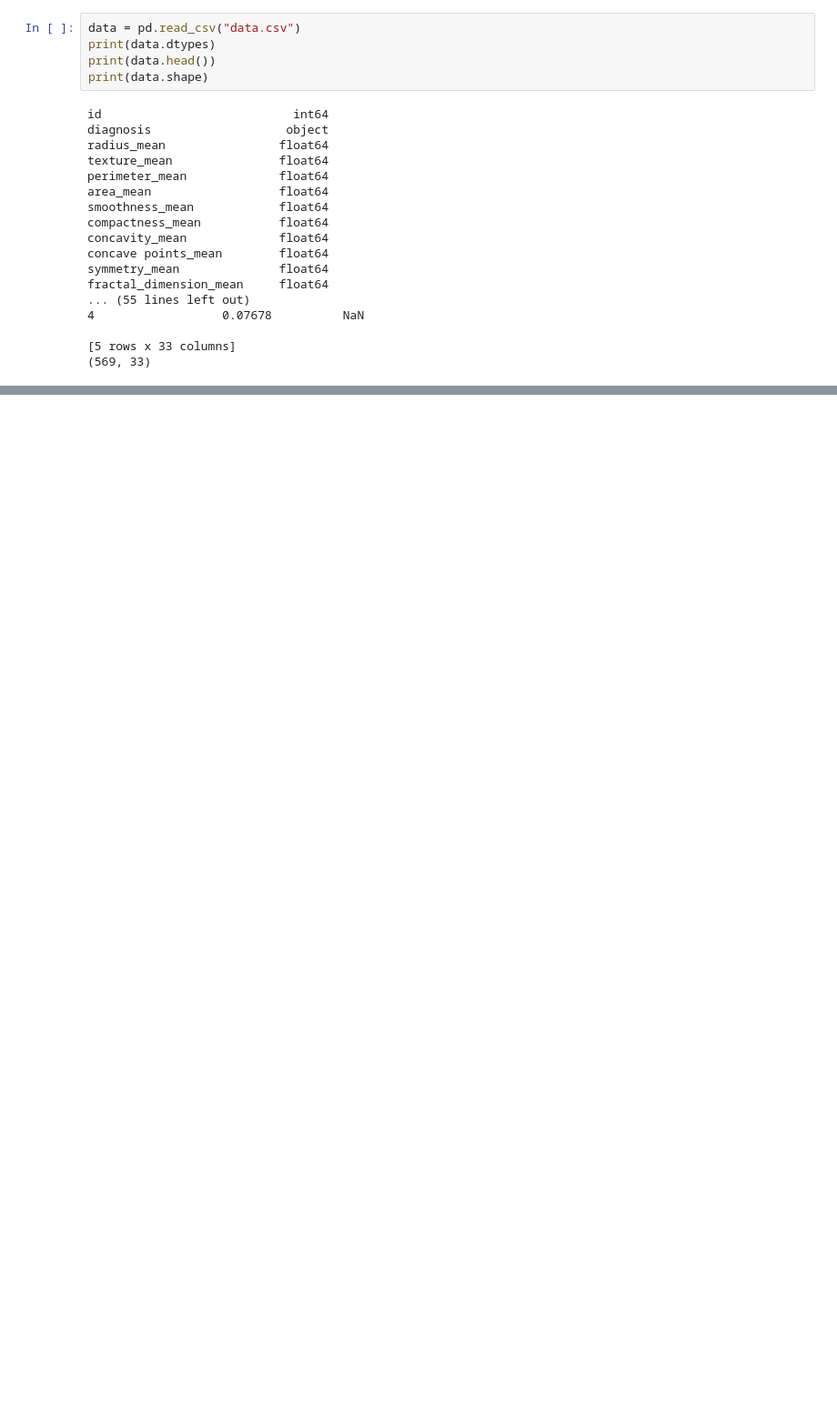
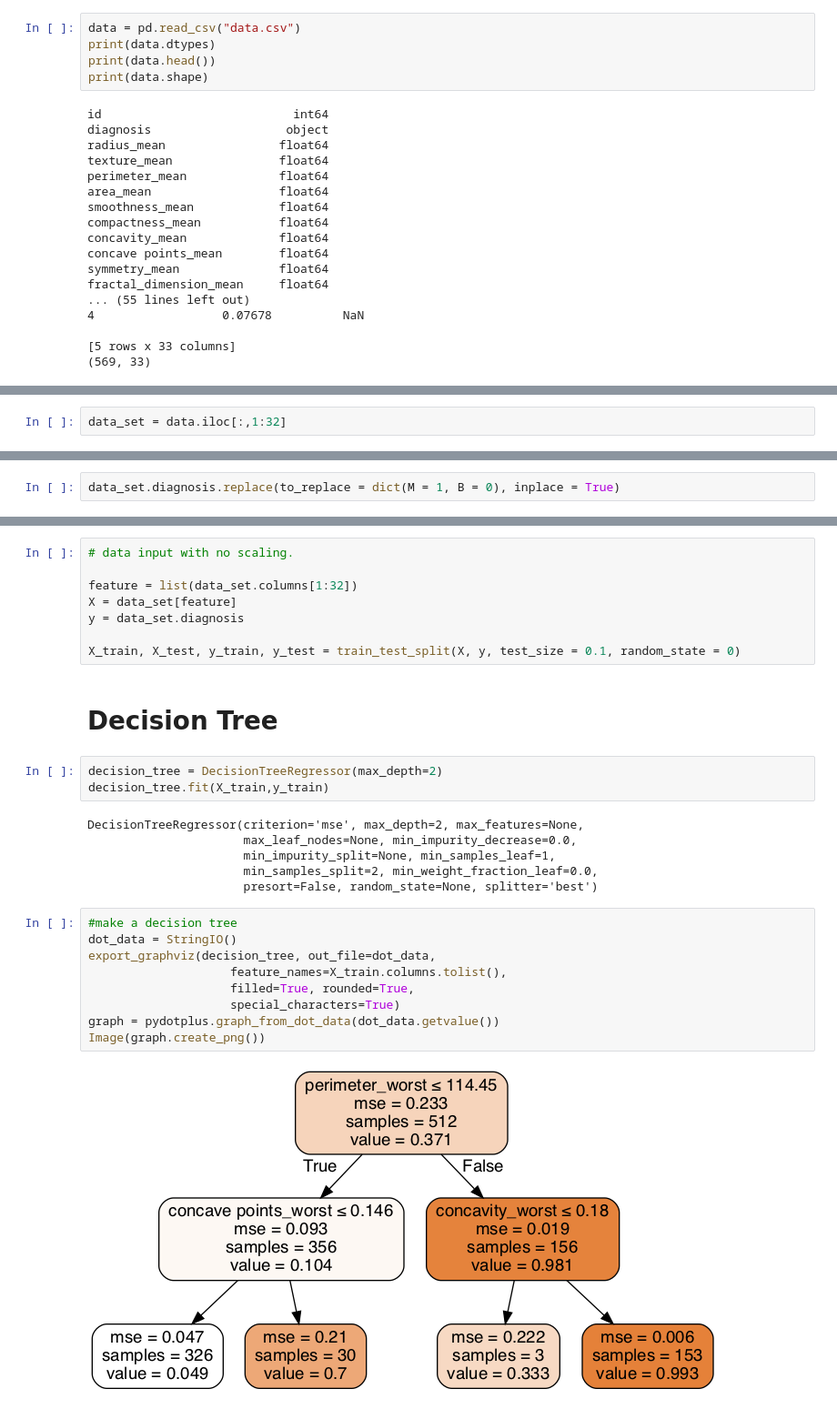
Before and after one commit to mdlee3551/springboard, a Jupyter notebook: breast cancer prediction/breast cancer prediction project .ipynb, the cells around one changed output, grey strips where cells are left out. Shown: that part at 91% size. Cells and saved outputs as stored; diff of their text form; blank space fills up the shorter version.

```diff
--- a/breast cancer prediction/breast cancer prediction project .ipynb
+++ b/breast cancer prediction/breast cancer prediction project .ipynb
@@ -242,0 +78,2 @@ diagnosis_pred_class_log = logreg.predict(X)
+# %%
+data_set = data.iloc[:,1:32]
@@ -242,0 +110,2 @@ diagnosis_pred_class_log = logreg.predict(X)
+# %%
+data_set.diagnosis.replace(to_replace = dict(M = 1, B = 0), inplace = True)
@@ -311,0 +202,30 @@ Model accuracy: 0.7205623901581723
+# %%
+# data input with no scaling.
+
+feature = list(data_set.columns[1:32])
+X = data_set[feature]
+y = data_set.diagnosis
+
+X_train, X_test, y_train, y_test = train_test_split(X, y, test_size = 0.1, random_state = 0)
+# %% [markdown]
+# Decision Tree
+# %%
+decision_tree = DecisionTreeRegressor(max_depth=2)
+decision_tree.fit(X_train,y_train)
+# %% [output]
+DecisionTreeRegressor(criterion='mse', max_depth=2, max_features=None,
+                      max_leaf_nodes=None, min_impurity_decrease=0.0,
+                      min_impurity_split=None, min_samples_leaf=1,
+                      min_samples_split=2, min_weight_fraction_leaf=0.0,
+                      presort=False, random_state=None, splitter='best')
+# %%
+#make a decision tree
+dot_data = StringIO()
+export_graphviz(decision_tree, out_file=dot_data,
+                    feature_names=X_train.columns.tolist(),
+                    filled=True, rounded=True,
+                    special_characters=True)
+graph = pydotplus.graph_from_dot_data(dot_data.getvalue())
+Image(graph.create_png())
+# %% [output]
+[figure, added]
```
Also changed, not shown: parts of 87 cells of this notebook.
